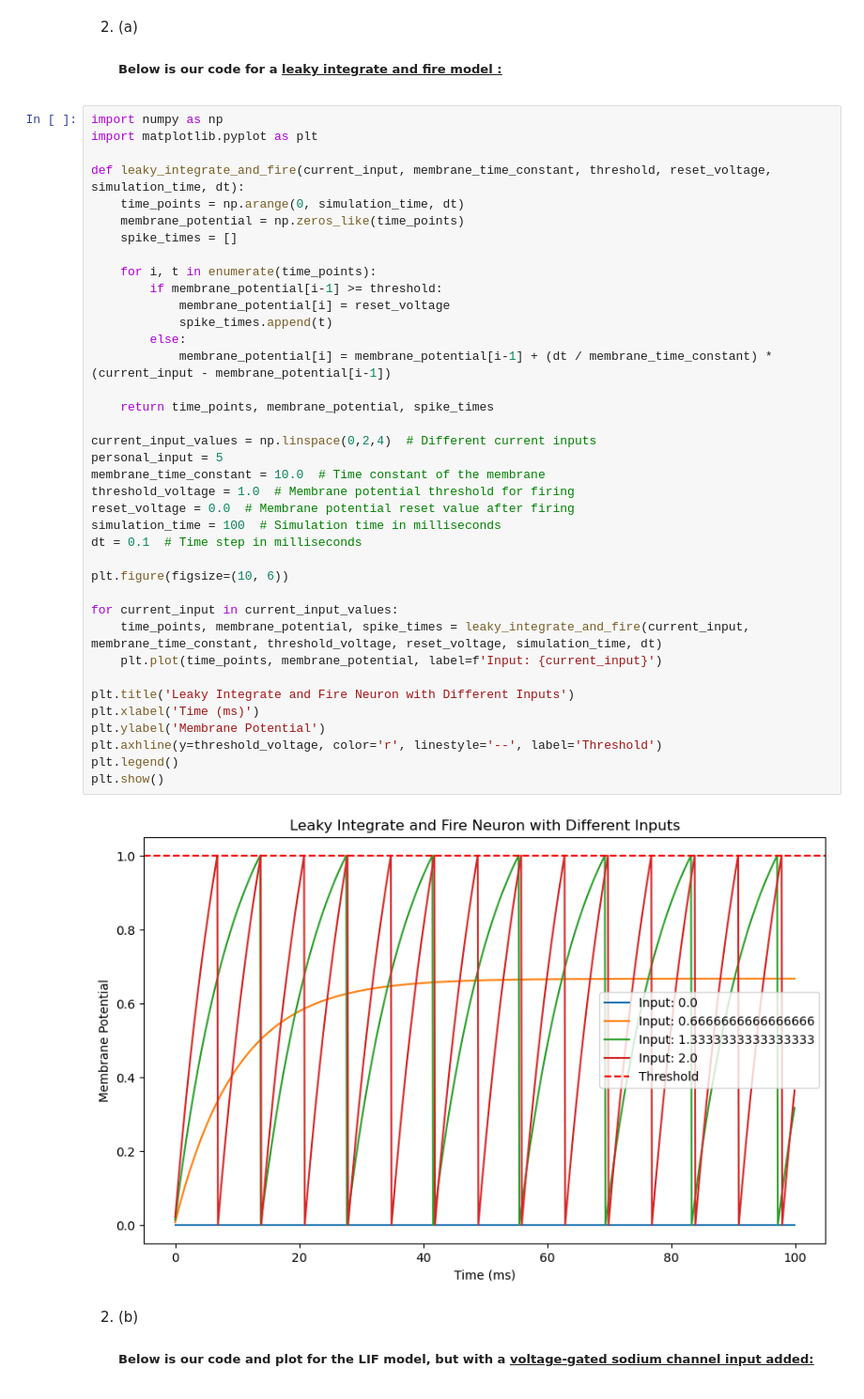
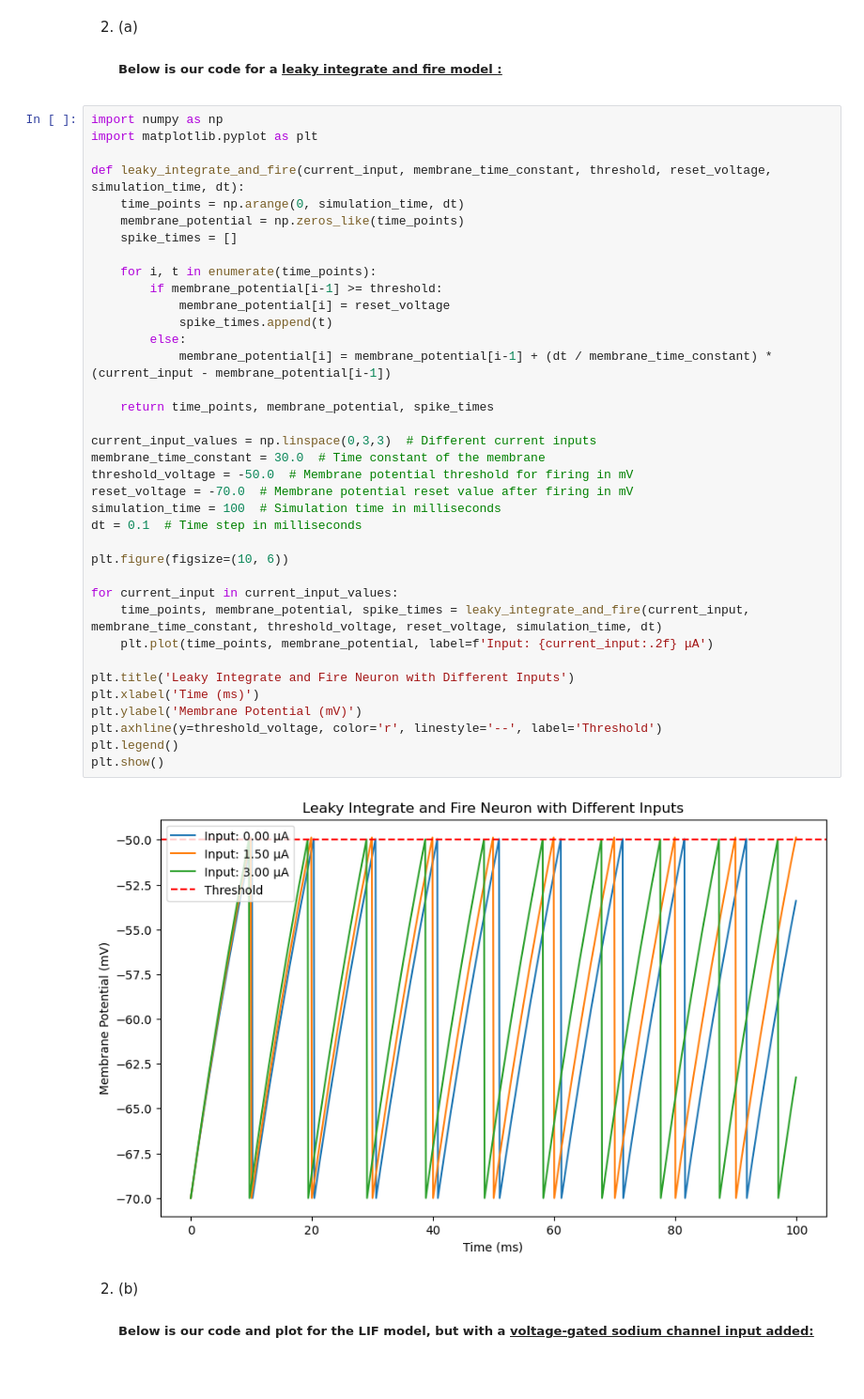
Before and after one commit to taybaugher/BMED4803Group2HW2, a Jupyter notebook: Unit1FinalProj (1).ipynb, the cells around one changed output. Shown at 94% size. Drawn from its saved outputs; the diff is of its cells as text.

```diff
--- a/Unit1FinalProj (1).ipynb
+++ b/Unit1FinalProj (1).ipynb
@@ -10,41 +10,40 @@ import numpy as np
 import matplotlib.pyplot as plt
 
 def leaky_integrate_and_fire(current_input, membrane_time_constant, threshold, reset_voltage, simulation_time, dt):
     time_points = np.arange(0, simulation_time, dt)
     membrane_potential = np.zeros_like(time_points)
     spike_times = []
 
     for i, t in enumerate(time_points):
         if membrane_potential[i-1] >= threshold:
             membrane_potential[i] = reset_voltage
             spike_times.append(t)
         else:
             membrane_potential[i] = membrane_potential[i-1] + (dt / membrane_time_constant) * (current_input - membrane_potential[i-1])
 
     return time_points, membrane_potential, spike_times
 
-current_input_values = np.linspace(0,2,4)  # Different current inputs
-personal_input = 5
-membrane_time_constant = 10.0  # Time constant of the membrane
-threshold_voltage = 1.0  # Membrane potential threshold for firing
-reset_voltage = 0.0  # Membrane potential reset value after firing
+current_input_values = np.linspace(0,3,3)  # Different current inputs
+membrane_time_constant = 30.0  # Time constant of the membrane
+threshold_voltage = -50.0  # Membrane potential threshold for firing in mV
+reset_voltage = -70.0  # Membrane potential reset value after firing in mV
 simulation_time = 100  # Simulation time in milliseconds
 dt = 0.1  # Time step in milliseconds
 
 plt.figure(figsize=(10, 6))
 
 for current_input in current_input_values:
     time_points, membrane_potential, spike_times = leaky_integrate_and_fire(current_input, membrane_time_constant, threshold_voltage, reset_voltage, simulation_time, dt)
-    plt.plot(time_points, membrane_potential, label=f'Input: {current_input}')
+    plt.plot(time_points, membrane_potential, label=f'Input: {current_input:.2f} μA')
 
 plt.title('Leaky Integrate and Fire Neuron with Different Inputs')
 plt.xlabel('Time (ms)')
-plt.ylabel('Membrane Potential')
+plt.ylabel('Membrane Potential (mV)')
 plt.axhline(y=threshold_voltage, color='r', linestyle='--', label='Threshold')
 plt.legend()
 plt.show()
 # %% [output]
-[figure, old version]
+[figure, new version]
 # %% [markdown]
 
 
```
Also changed, not shown: parts of 4 cells of this notebook.
